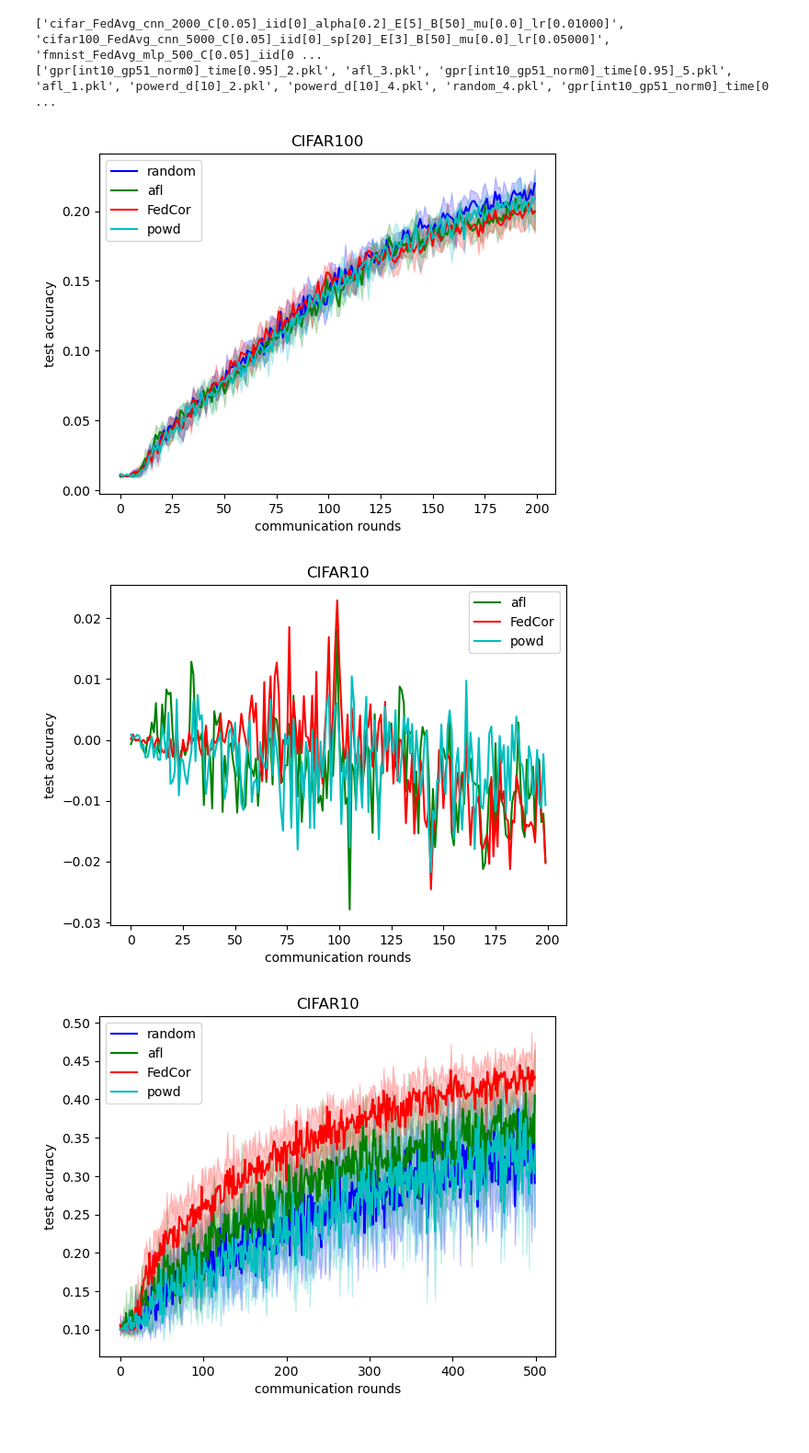
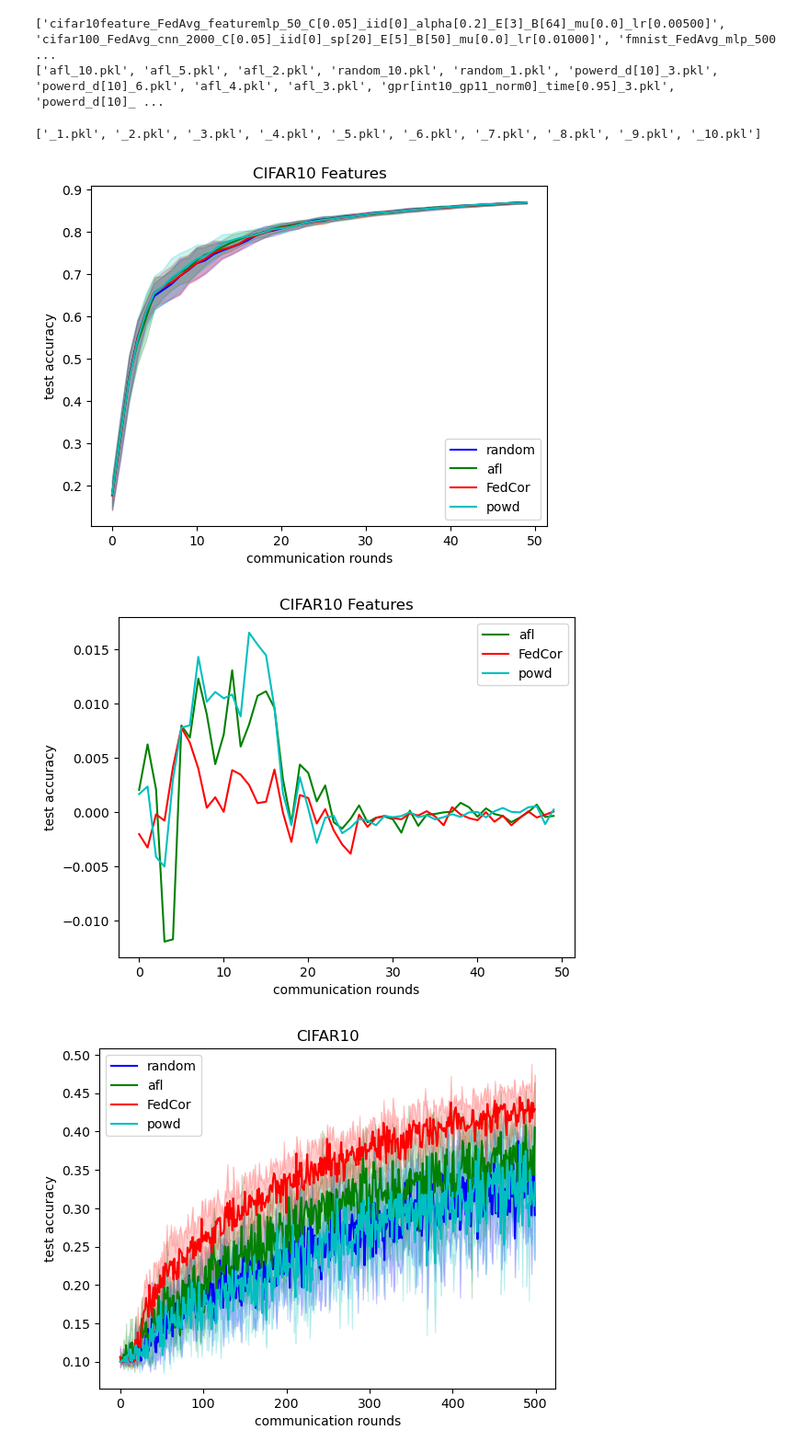
Before and after one commit to Raon1123/FedCor, a Jupyter notebook: plot.ipynb, the cells around one changed output. Shown at 92% size. Drawn from its saved outputs; the diff is of its cells as text; code cells hidden in the pictures.

Commit message:
plot

```diff
--- a/plot.ipynb
+++ b/plot.ipynb
@@ -18,19 +18,23 @@ def parse_pickle(pkl):
     return train_accuracy, gt_global_losses, test_accuracy
 # %%
 save_root = './save/objects'
-exp_dir = 'cifar100_FedAvg_cnn_5000_C[0.05]_iid[0]_sp[20]_E[3]_B[50]_mu[0.0]_lr[0.05000]'
-rounds = 5000
+exp_dir = 'cifar10feature_FedAvg_featuremlp_300_C[0.05]_iid[1]_E[3]_B[64]_mu[0.0]_lr[0.00500]'
+rounds = 300
 dir_path = os.path.join(save_root, exp_dir)
 
 print(os.listdir(save_root))
 print(os.listdir(dir_path))
 # %% [output]
-['cifar_FedAvg_cnn_2000_C[0.05]_iid[0]_alpha[0.2]_E[5]_B[50]_mu[0.0]_lr[0.01000]', 'cifar100_FedAvg_cnn_5000_C[0.05]_iid[0]_sp[20]_E[3]_B[50]_mu[0.0]_lr[0.05000]', 'fmnist_FedAvg_mlp_500_C[0.05]_iid[0 ...
-['gpr[int10_gp51_norm0]_time[0.95]_2.pkl', 'afl_3.pkl', 'gpr[int10_gp51_norm0]_time[0.95]_5.pkl', 'afl_1.pkl', 'powerd_d[10]_2.pkl', 'powerd_d[10]_4.pkl', 'random_4.pkl', 'gpr[int10_gp51_norm0]_time[0 ...
+['cifar10feature_FedAvg_featuremlp_50_C[0.05]_iid[0]_alpha[0.2]_E[3]_B[64]_mu[0.0]_lr[0.00500]', 'cifar100_FedAvg_cnn_2000_C[0.05]_iid[0]_sp[20]_E[5]_B[50]_mu[0.0]_lr[0.01000]', 'fmnist_FedAvg_mlp_500 ...
+['afl_10.pkl', 'afl_5.pkl', 'afl_2.pkl', 'random_10.pkl', 'random_1.pkl', 'powerd_d[10]_3.pkl', 'powerd_d[10]_6.pkl', 'afl_4.pkl', 'afl_3.pkl', 'gpr[int10_gp11_norm0]_time[0.95]_3.pkl', 'powerd_d[10]_ ...
+# %%
+pkl_tail = ['_'+str(i)+'.pkl' for i in range(1,11)]
+print(pkl_tail)
+# %% [output]
+['_1.pkl', '_2.pkl', '_3.pkl', '_4.pkl', '_5.pkl', '_6.pkl', '_7.pkl', '_8.pkl', '_9.pkl', '_10.pkl']
 # %%
-
-pkl_list = ['random', 'afl', 'gpr[int10_gp51_norm0]_time[0.95]', 'powerd_d[10]']
-pkl_tail = ['_1.pkl', '_2.pkl', '_3.pkl', '_4.pkl', '_5.pkl']
+pkl_list = ['random', 'afl', 'gpr[int10_gp11_norm0]_time[0.95]', 'powerd_d[10]']
+pkl_tail = ['_'+str(i)+'.pkl' for i in range(1,11)]
 
 train_list = []
 loss_list = []
@@ -72,7 +76,7 @@ for algo in pkl_list:
 # %%
 %matplotlib inline
 
-rounds = 200
+rounds = 50
 x = np.arange(rounds)
 
 colors = ['b', 'g', 'r', 'c']
@@ -89,37 +93,36 @@ for idx, item in zip(range(4), test_list):
 plt.xlabel('communication rounds')
 plt.ylabel('test accuracy')
 
-plt.title('CIFAR100')
+plt.title('CIFAR10 Features')
 plt.legend()
 plt.show()
 # %% [output]
-[figure, old version]
+[figure, new version]
 # %%
 %matplotlib inline
 
-rounds = 200
 x = np.arange(rounds)
 
 colors = ['b','g', 'r', 'c']
 labels = ['random', 'afl', 'FedCor', 'powd']
 rand_base = test_list[0][0][:rounds]
 
 for idx, item in zip(range(1,4), test_list[1:4]):
     mean_test, std_test = item
     mean_test, std_test = mean_test[:rounds], std_test[:rounds]
     color = colors[idx]
     label = labels[idx]
     plt.plot(x, mean_test-rand_base, color+'-', label=label)
     #plt.fill_between(x, mean_test-std_test, mean_test+std_test, color=color, alpha=0.2)
 
 plt.xlabel('communication rounds')
 plt.ylabel('test accuracy')
 
-plt.title('CIFAR10')
+plt.title('CIFAR10 Features')
 plt.legend()
 plt.show()
 # %% [output]
-[figure, old version]
+[figure, new version]
 # %%
 %matplotlib inline
 
```
